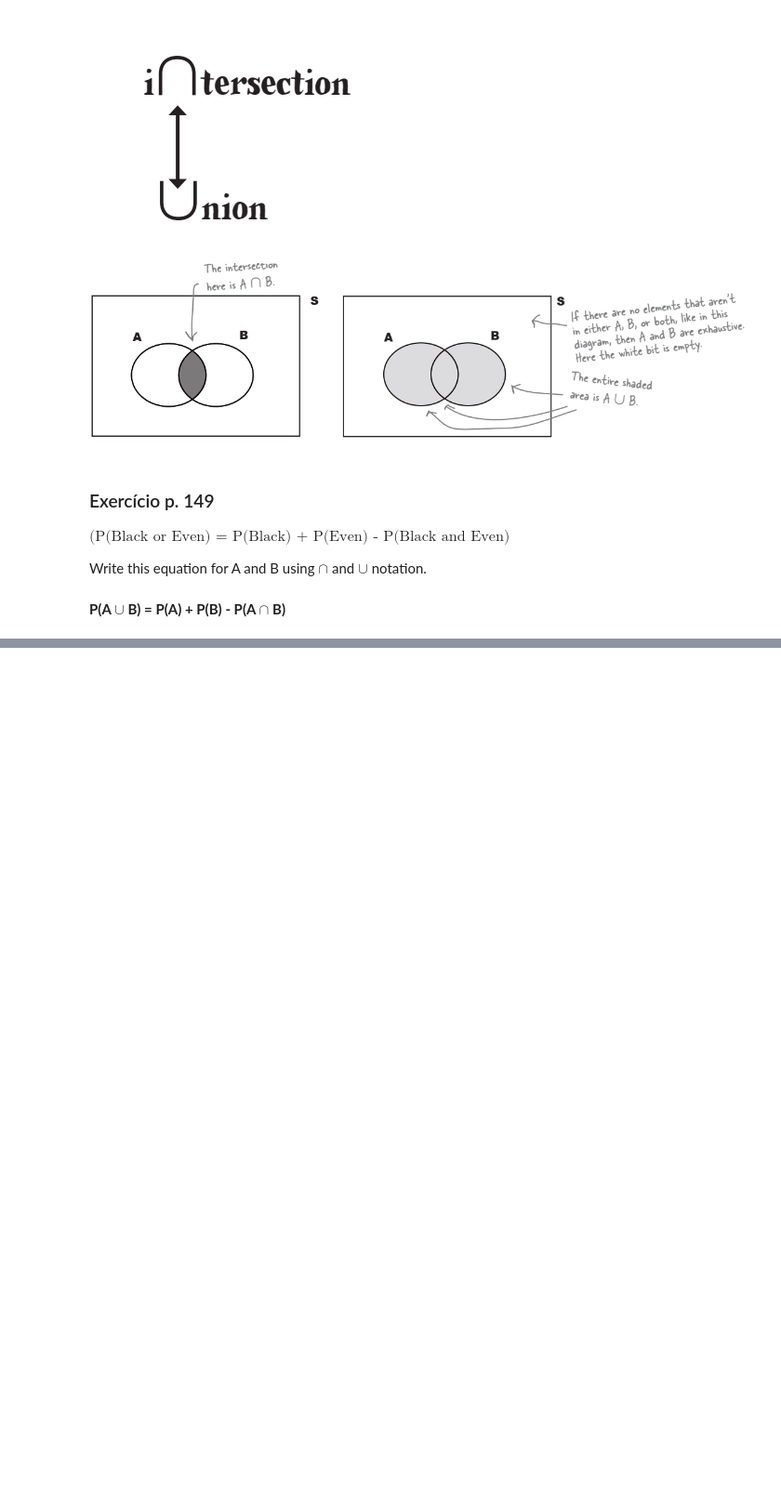
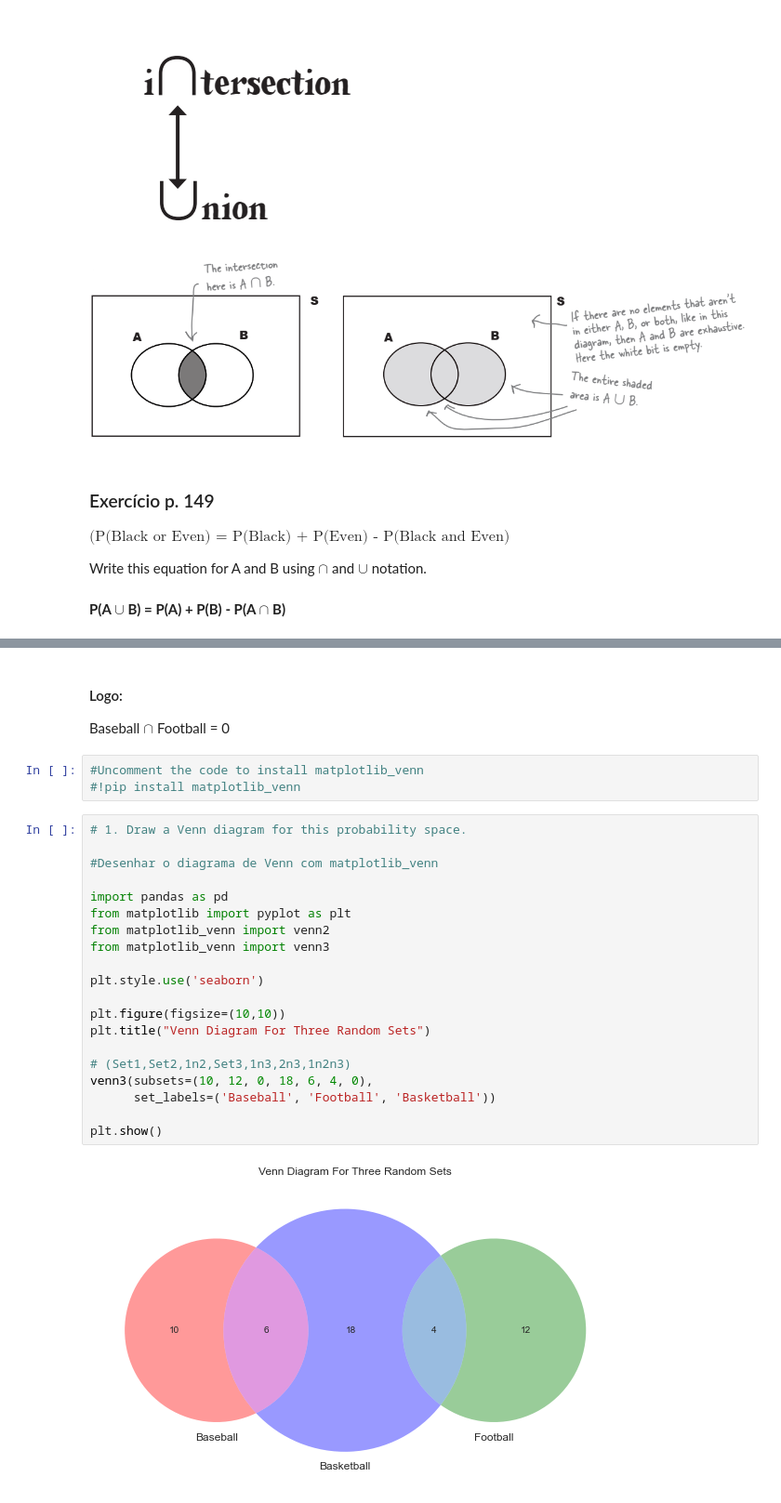
Before and after one commit to georgecnha/Head_First_Statistics_exercises, a Jupyter notebook: python_notebooks/04_calculando_probabilidades.ipynb, the cells around one changed output, grey strips where cells are left out. Shown at 93% size. Cells and saved outputs as stored; diff of their text form; blank space fills up the shorter version.

```diff
--- a/python_notebooks/04_calculando_probabilidades.ipynb
+++ b/python_notebooks/04_calculando_probabilidades.ipynb
@@ -256,0 +309,29 @@ Write this equation for A and B using $\cap$ and $\cup$ notation.
+# %% [markdown]
+#### Logo:
+
+Baseball $\cap$ Football = 0
+# %%
+#Uncomment the code to install matplotlib_venn
+#!pip install matplotlib_venn
+# %%
+# 1. Draw a Venn diagram for this probability space.
+
+#Desenhar o diagrama de Venn com matplotlib_venn
+
+import pandas as pd
+from matplotlib import pyplot as plt
+from matplotlib_venn import venn2
+from matplotlib_venn import venn3
+
+plt.style.use('seaborn')
+
+plt.figure(figsize=(10,10))
+plt.title("Venn Diagram For Three Random Sets")
+
+# (Set1,Set2,1n2,Set3,1n3,2n3,1n2n3)
+venn3(subsets=(10, 12, 0, 18, 6, 4, 0),
+      set_labels=('Baseball', 'Football', 'Basketball'))
+
+plt.show()
+# %% [output]
+[figure, added]
```
Also changed, not shown: parts of 10 cells of this notebook, 3 other files.
